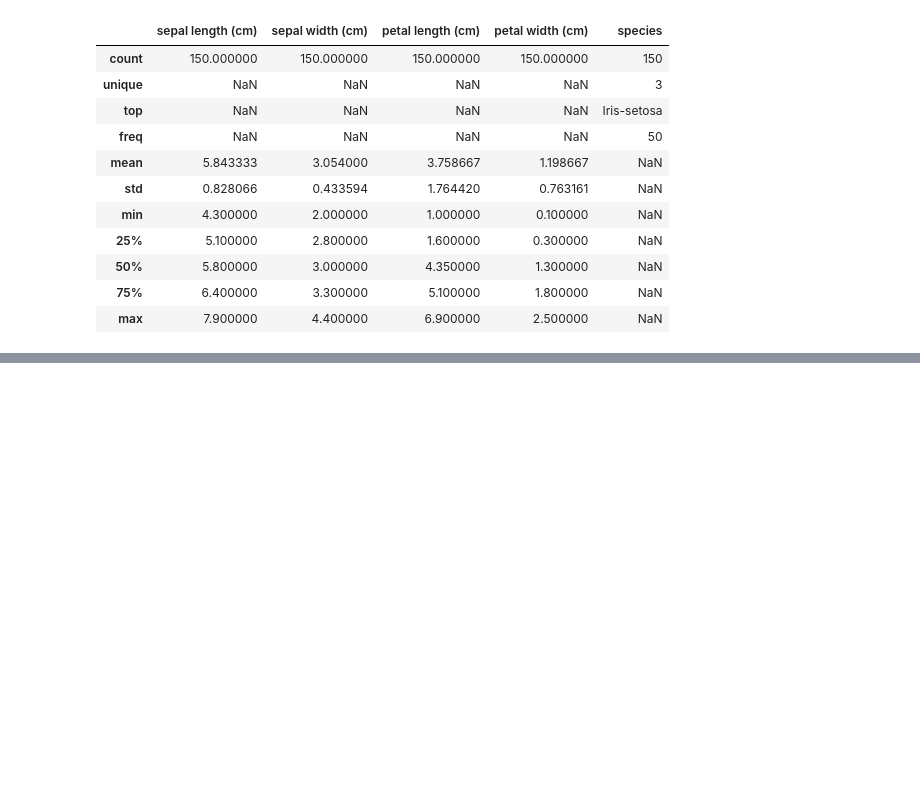
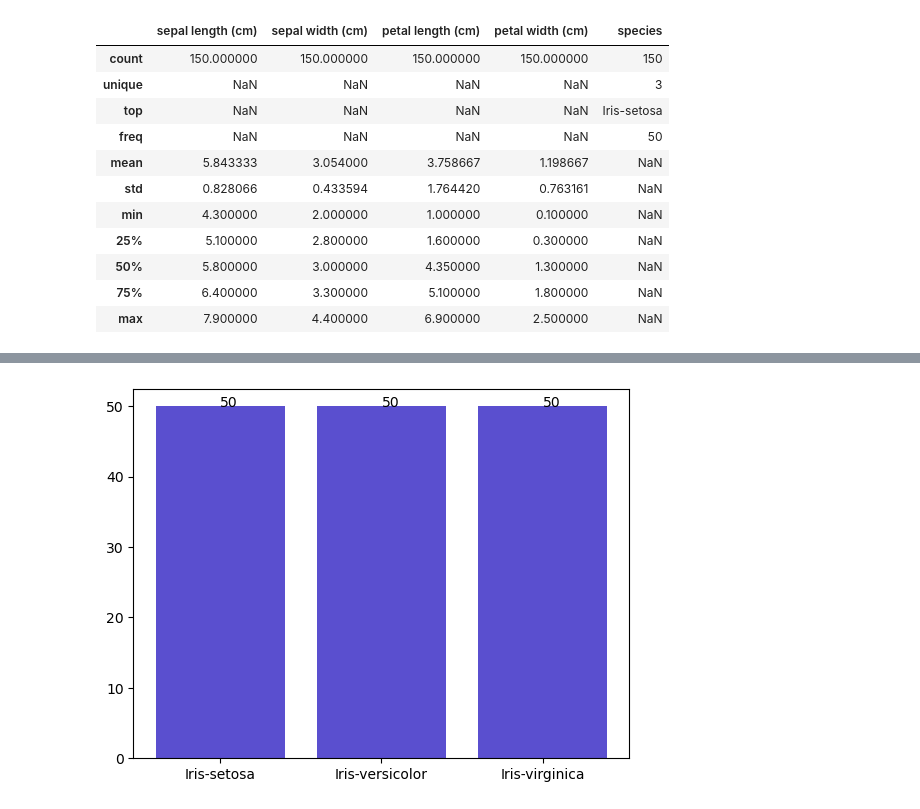
Before and after one commit to noyo0/Fundamentals_DataAnalysis, a Jupyter notebook: project.ipynb, the cells around one changed output, grey strips where cells are left out. Drawn from its saved outputs; the diff is of its cells as text; code cells hidden in the pictures; blank space fills up the shorter version.

```diff
--- a/project.ipynb
+++ b/project.ipynb
@@ -179,0 +227,9 @@ df.describe(include='all')
+# %%
+freq = df['species'].value_counts()
+species = freq.index
+plt.bar(species,freq, color='#5a4fcf')
+for i, f in enumerate(freq):
+    plt.text(i, f,  str(f))
+plt.show()
+# %% [output]
+[figure, added]
```
Also changed, not shown: parts of 8 cells of this notebook.
